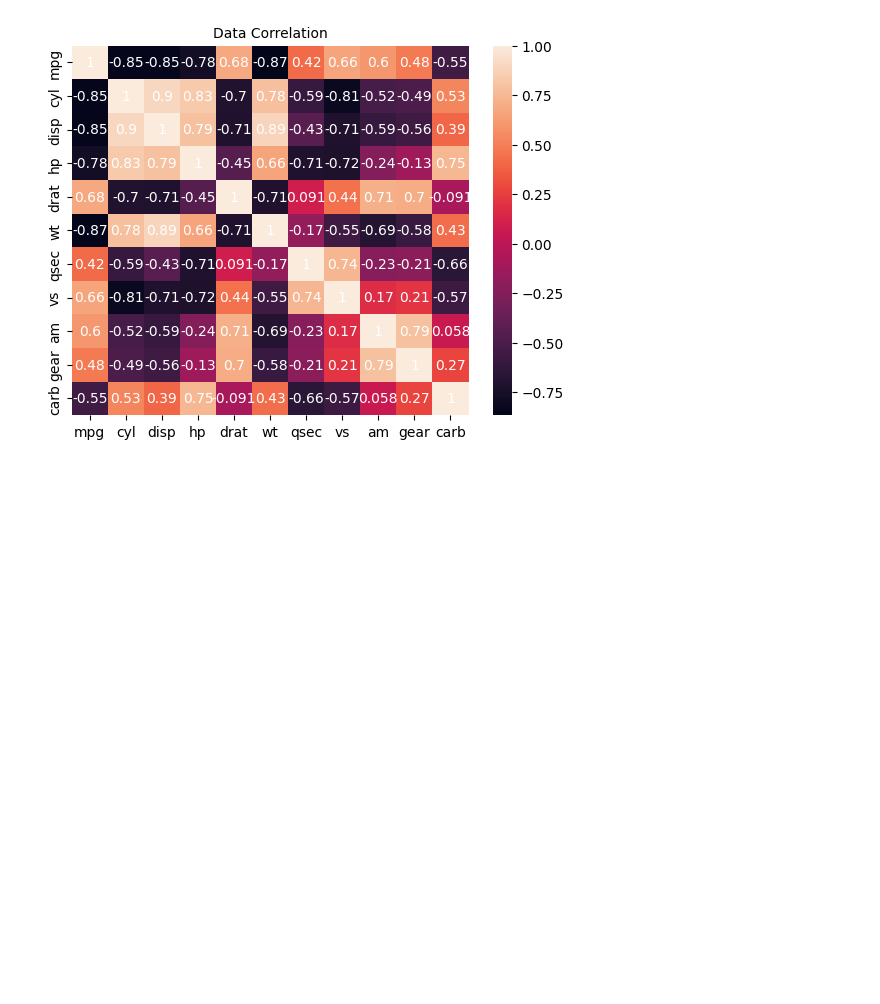
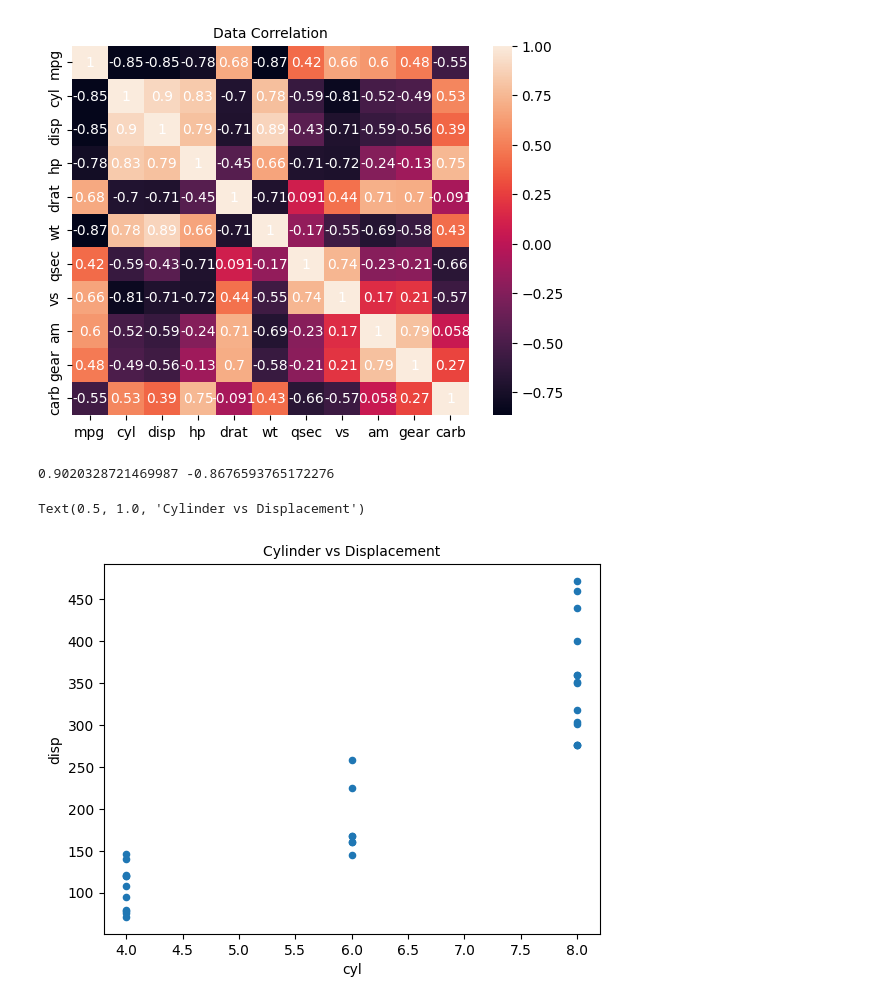
Before and after one commit to 99sphere/HMG-Softeer-Bootcamp-DE, a Jupyter notebook: W1/mission1.ipynb, the cells around one changed output. Cells and saved outputs as stored; diff of their text form; code cells hidden in the pictures; blank space fills up the shorter version.

Commit message:
ADD: add scatter from min/max correlation feature pair

```diff
--- a/W1/mission1.ipynb
+++ b/W1/mission1.ipynb
@@ -176,3 +176,20 @@ plt.title('Data Correlation', fontsize=10)
 # %% [output]
 Text(0.5, 1.0, 'Data Correlation')
 [figure]
+# %%
+data_corr = data_wo_car_type.corr(method='pearson')
+
+data_corr = data_corr[data_corr!=1.0]
+data_corr = np.nan_to_num(data_corr)
+
+max_corr = max(np.array(data_corr).flatten())
+min_corr = min(np.array(data_corr).flatten())
+print(cyl, min_corr)
+# %% [output]
+0.9020328721469987 -0.8676593765172276
+# %%
+data.plot.scatter('cyl', 'disp')
+plt.title('Cylinder vs Displacement', fontsize=10)
+# %% [output]
+Text(0.5, 1.0, 'Cylinder vs Displacement')
+[figure, added]
```
Also changed, not shown: parts of 3 cells of this notebook.
